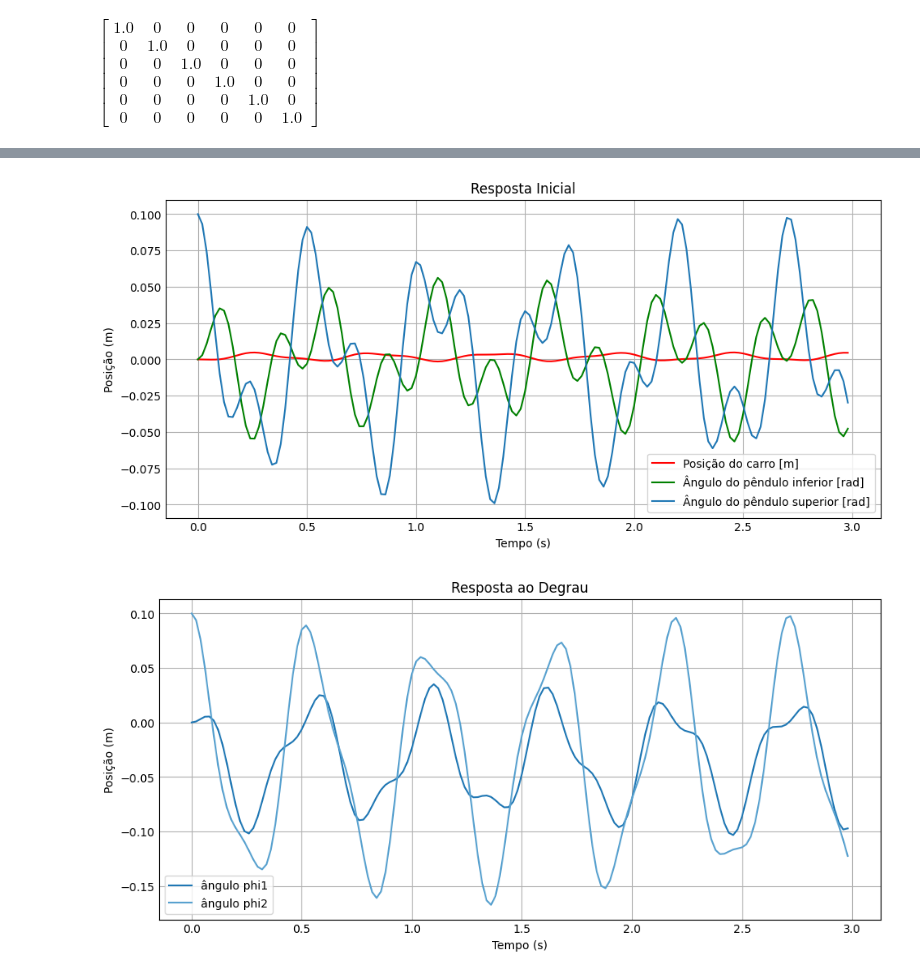
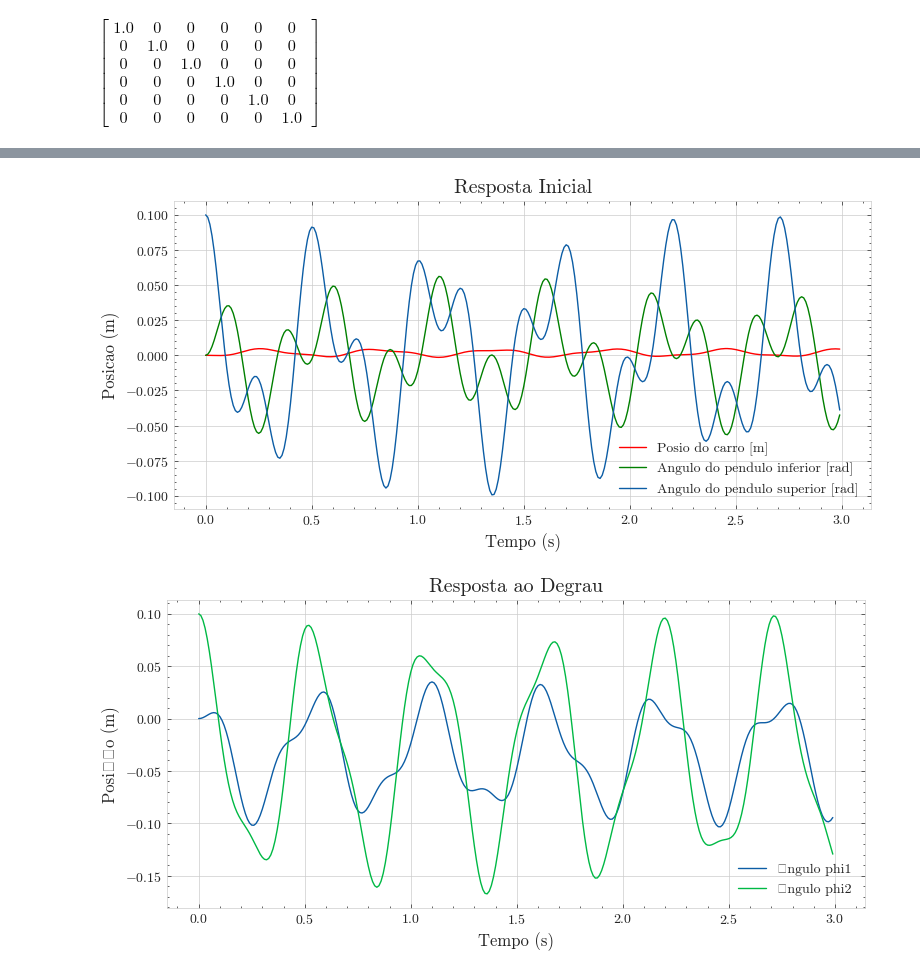
Before and after one commit to thebrendonbarbosa/Projeto_TCC_DPI_Thalyson, a Jupyter notebook: scripts/modelagem_sistema_duplo_pêndulo.ipynb, the cells around one changed output, grey strips where cells are left out. Cells and saved outputs as stored; diff of their text form; code cells hidden in the pictures.

```diff
--- a/scripts/modelagem_sistema_duplo_pêndulo.ipynb
+++ b/scripts/modelagem_sistema_duplo_pêndulo.ipynb
@@ -29,7 +13,8 @@ import matplotlib.pyplot as plt
 import sympy as sym
 import control as ct
 from slycot import *
-plt.style.use('_mpl-gallery')
+import scienceplots
+import latex
 # %% [markdown]
 # 1 Modelagem pelo módulo Sympy
 # %%
@@ -220,7 +205,7 @@ D = np.zeros((6,1))
 # %%
 # Discretização
 sys = ct.ss(A,B,C,D)
-Ts = 0.02
+Ts = 0.01
 
 sys_discreto = ct.c2d(sys,Ts, method='zoh')
 
@@ -337,19 +342,22 @@ r,d = ct.step_response(sys,tp,x0) # Resposta ao degrau
 # %%
 
 altura = 4
 largura = 9
+
+plt.style.use(['science','no-latex'])
+#plt.style.use(['science','seaborn-v0_8-whitegrid'])
 subplots = plt.subplots(1, 1, figsize=(largura, altura))
-subplots[1].plot(t,y[0], '-r',label='Posição do carro [m]')
-subplots[1].plot(t,y[1], '-g',label='Ângulo do pêndulo inferior [rad]')
-subplots[1].plot(t,y[2], label='Ângulo do pêndulo superior [rad]')
+subplots[1].plot(t,y[0], '-r',label='Posio do carro [m]')
+subplots[1].plot(t,y[1], '-g',label='Angulo do pendulo inferior [rad]')
+subplots[1].plot(t,y[2], label='Angulo do pendulo superior [rad]')
 subplots[1].set_title('Resposta Inicial')
 subplots[1].set_xlabel('Tempo (s)')
-subplots[1].set_ylabel('Posição (m)')
+subplots[1].set_ylabel('Posicao (m)')
 subplots[1].grid(True)
 subplots[1].legend()
 plt.show()
 # %% [output]
-[figure, old version]
+[figure, new version]
 # %%
 altura = 4
 largura = 9
@@ -364,4 +372,4 @@ subplots[1].grid(True)
 subplots[1].legend()
 plt.show()
 # %% [output]
-[figure, old version]
+[figure, new version]
```
Also changed, not shown: parts of 9 cells of this notebook.
